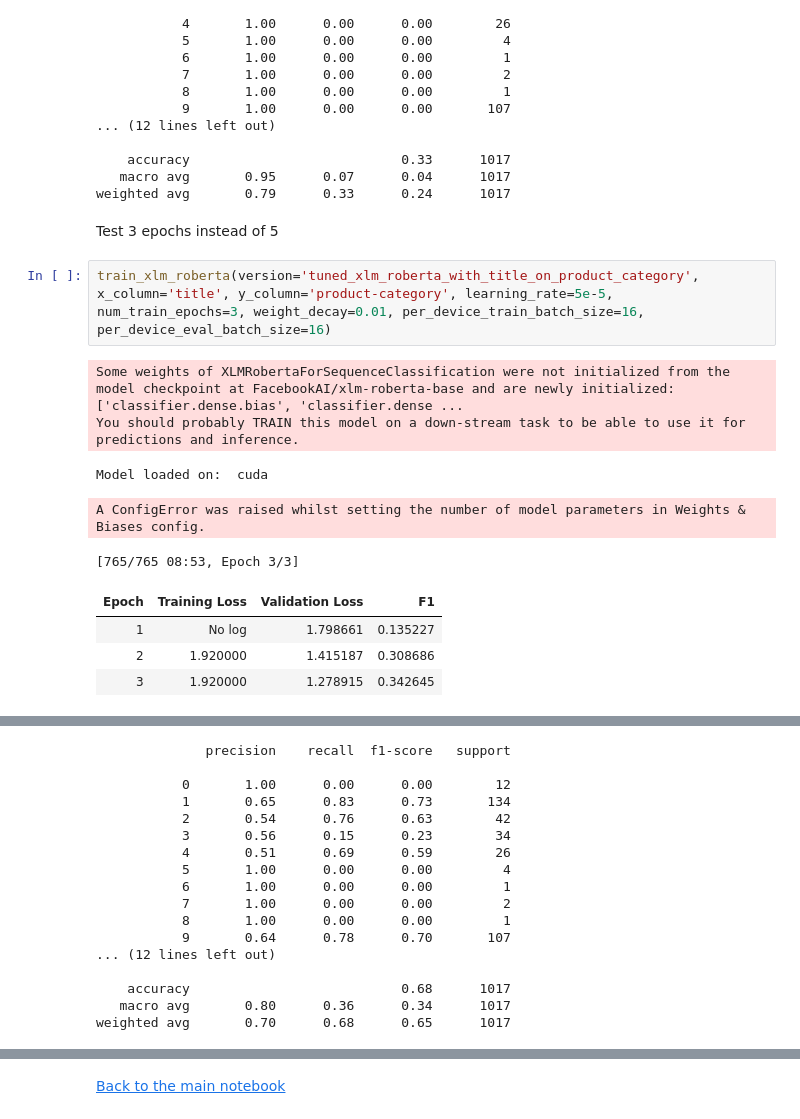
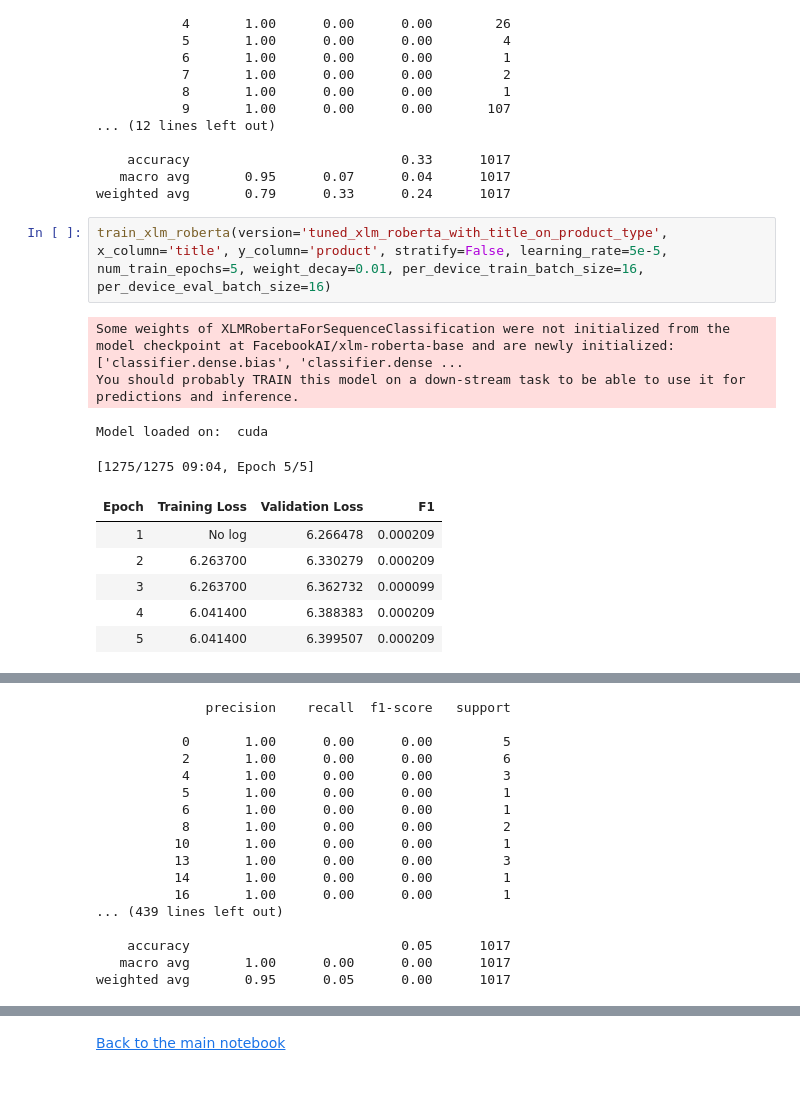
Before and after one commit to NicholasVitsentzatos/Food-Hazard-Detection-Challenge, a Jupyter notebook: PDS 2nd Assignment/Xlm_roberta.ipynb, the cells around one changed output, grey strips where cells are left out. Saved outputs shown, nothing was run; the diff lists cells and outputs as text; blank space fills up the shorter version.

```diff
--- a/PDS 2nd Assignment/Xlm_roberta.ipynb
+++ b/PDS 2nd Assignment/Xlm_roberta.ipynb
@@ -491,36 +492,35 @@ A ConfigError was raised whilst setting the number of model parameters in Weight
     accuracy                           0.33      1017
    macro avg       0.95      0.07      0.04      1017
 weighted avg       0.79      0.33      0.24      1017
-# %% [markdown]
-Test 3 epochs instead of 5
 # %%
-train_xlm_roberta(version='tuned_xlm_roberta_with_title_on_product_category', x_column='title', y_column='product-category', learning_rate=5e-5, num_train_epochs=3, weight_decay=0.01, per_device_train_batch_size=16, per_device_eval_batch_size=16)
+train_xlm_roberta(version='tuned_xlm_roberta_with_title_on_product_type', x_column='title', y_column='product', stratify=False, learning_rate=5e-5, num_train_epochs=5, weight_decay=0.01, per_device_train_batch_size=16, per_device_eval_batch_size=16)
 # %% [output]
 Some weights of XLMRobertaForSequenceClassification were not initialized from the model checkpoint at FacebookAI/xlm-roberta-base and are newly initialized: ['classifier.dense.bias', 'classifier.dense ...
 You should probably TRAIN this model on a down-stream task to be able to use it for predictions and inference.
 Model loaded on:  cuda
-A ConfigError was raised whilst setting the number of model parameters in Weights & Biases config.
+[1275/1275 09:04, Epoch 5/5]
-[765/765 08:53, Epoch 3/3]
 | Epoch | Training Loss | Validation Loss | F1 |
-| 1 | No log | 1.798661 | 0.135227 |
-| 2 | 1.920000 | 1.415187 | 0.308686 |
-| 3 | 1.920000 | 1.278915 | 0.342645 |
+| 1 | No log | 6.266478 | 0.000209 |
+| 2 | 6.263700 | 6.330279 | 0.000209 |
+| 3 | 6.263700 | 6.362732 | 0.000099 |
+| 4 | 6.041400 | 6.388383 | 0.000209 |
+| 5 | 6.041400 | 6.399507 | 0.000209 |
 [interactive output not drawn]
-              precision    recall  f1-score   support
-
-           0       1.00      0.00      0.00        12
-           1       0.65      0.83      0.73       134
-           2       0.54      0.76      0.63        42
-           3       0.56      0.15      0.23        34
-           4       0.51      0.69      0.59        26
-           5       1.00      0.00      0.00         4
-           6       1.00      0.00      0.00         1
-           7       1.00      0.00      0.00         2
-           8       1.00      0.00      0.00         1
-           9       0.64      0.78      0.70       107
-... (12 lines left out)
-
-    accuracy                           0.68      1017
-   macro avg       0.80      0.36      0.34      1017
-weighted avg       0.70      0.68      0.65      1017
+              precision    recall  f1-score   support
+
+           0       1.00      0.00      0.00         5
+           2       1.00      0.00      0.00         6
+           4       1.00      0.00      0.00         3
+           5       1.00      0.00      0.00         1
+           6       1.00      0.00      0.00         1
+           8       1.00      0.00      0.00         2
+          10       1.00      0.00      0.00         1
+          13       1.00      0.00      0.00         3
+          14       1.00      0.00      0.00         1
+          16       1.00      0.00      0.00         1
+... (439 lines left out)
+
+    accuracy                           0.05      1017
+   macro avg       1.00      0.00      0.00      1017
+weighted avg       0.95      0.05      0.00      1017
 # %%
```
Also changed, not shown: parts of 5 cells of this notebook, 1 other file.
